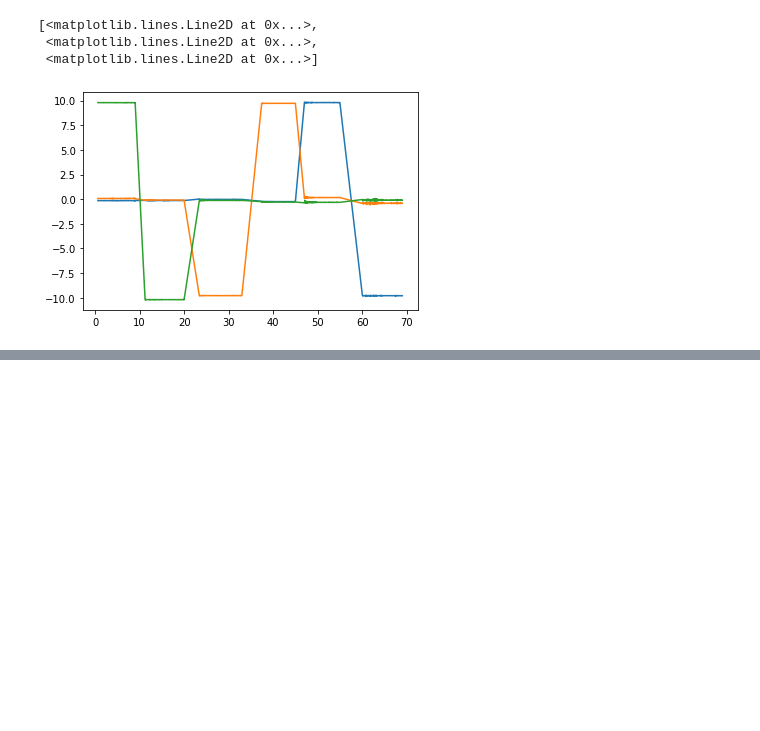
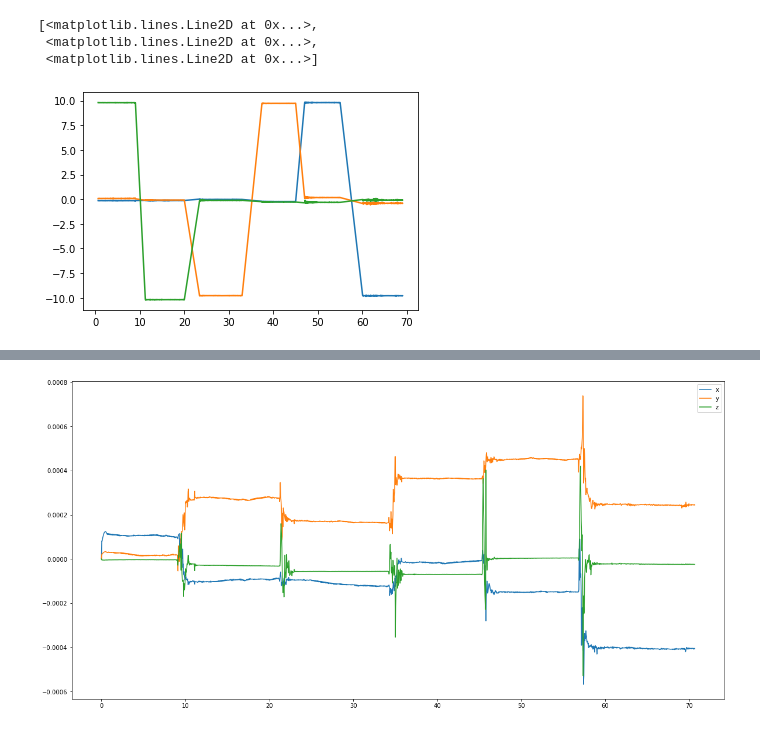
Before and after one commit to matterwaves/SensorAnalysis, a Jupyter notebook: calibration.ipynb, the cells around one changed output, grey strips where cells are left out. Drawn from its saved outputs; the diff is of its cells as text; code cells hidden in the pictures; blank space fills up the shorter version.

```diff
--- a/calibration.ipynb
+++ b/calibration.ipynb
@@ -300,0 +325,96 @@ plt.plot(np.sum(acc**2,axis=1  )**0.5)
+# %%
+#Kalman Filter
+dt=np.mean(ts[1:]-ts[0:-1])
+
+
+#Kalman corrected state vector, accuracy matrix, and Kalman gain as arrays
+#Velocity will be used everywhere as is from the state vector since we aren't measuring it
+
+state_guess = len(ts)*[[0,0,0,0,0,0]]
+P=len(ts)*[np.matrix(np.diag([0,0,0,0,0,0]))]
+K=[np.matrix(np.diag([0,0,0,0,0,0]))]
+#Fake GPS data
+z=len(ts)*[[0,0,0,0,0,0]]
+
+
+#F is old state to new state Matrix, B is acceleration to new state Matrix
+
+F=np.matrix(\
+[\
+[1,  0,  0,  dt,  0,  0  ] ,\
+[0,  1,  0,  0,  dt,  0  ] ,\
+[0,  0,  1,  0,  0,  dt  ] ,\
+[0,  0,  0,  1,  0,  0   ] ,\
+[0,  0,  0,  0,  1,  0   ] ,\
+[0,  0,  0,  0,  0,  1   ] ,\
+]\
+)
+B=np.matrix(\
+[\
+[dt**2/2,  0,    0    ] ,\
+[0,    dt**2/2,  0    ] ,\
+[0,        0,  dt**2/2] ,\
+[dt,       0,    0    ] ,\
+[0,       dt,    0    ] ,\
+[0,        0,    dt   ] ,\
+]\
+)
+
+#Q covariance of sensor axes matrix, R Covariance of GPS uncertainty Matrix
+
+#Acceleration Variance Vector
+acc_var=[-0.13317, -0.04689, 0.00129]
+#Noise in state equation is B times noise in acceleration
+#Use sum of variance relation to obtain
+q=[]
+r=6*[0.00001]
+for i in range(6):
+    q.append(B.item((i,0))*acc_var[0]+B.item((i,1))*acc_var[1]+B.item((i,2))*acc_var[2])
+
+
+q=6*[0.0001]
+Q,R = np.matrix(np.diag(q)),np.matrix(np.diag(r))
+
+#Initialise variables
+
+for i in range(len(ts)):
+    z[i]=[z[i][0],z[i][1],z[i][2],0,0,0]
+#    state_guess[i]=[state_guess[i][0],state_guess[i][1],state_guess[i][2],state[i][3],state[i][4],state[i][5]]
+
+#create naive state guess and naive accuracy matrix
+state_naive,P_naive = state_guess[0],P[0]
+ACC_L=np.asarray(len(ts)*[[0,0,0]])
+#Kalman filter loop
+for i in range(1,len(ts)):
+    #Predict Equations
+    state_naive=(np.asarray(F.dot(state_guess[i-1]))+np.asarray(B.dot(ACC_LAB[i].tolist()))).tolist()[0]
+    P_naive = F.dot(P[i-1])
+    P_naive = P_naive.dot(F.transpose())+Q
+    if i>1:
+        for j in [3,4,5]:
+            z[i][j]=state_guess[i-1][j]
+    #Update Equations
+    K=P_naive.dot(np.linalg.inv(P_naive+R))
+    y=np.asarray(z[i])-np.asarray(state_naive)
+    state_guess[i]=(np.asarray(state_naive)+np.asarray(K.dot(y).tolist()[0])).tolist()
+    P[i]=(np.matrix(np.identity(6))-K).dot(P_naive)
+    #print(" ")
+    #print(f"Z : {z[i]}")
+    #print(f"State Guess : {state_guess[i]}")
+    #print(f"Difference : {np.asarray(z[i])-np.asarray(state_guess[i])}")
+    #print(f"K*y : {K.dot(y).tolist()[0]}")
+    #print(f"Y is : {y}")
+    #print(f"K is : {K}")
+    #print(" ")
+
+
+plt.figure(figsize=(20,10))
+#plt.plot(ts,state_guess, label="guess")
+plt.plot(ts,np.asarray(state_guess)[:,0],label="x")
+plt.plot(ts,np.asarray(state_guess)[:,1],label="y")
+plt.plot(ts,np.asarray(state_guess)[:,2],label="z")
+
+#plt.plot(ts,state, label ="ax")
+
+plt.legend()
+# %% [output]
@@ -300,0 +422 @@ plt.plot(np.sum(acc**2,axis=1  )**0.5)
+[figure, added]
```
Also changed, not shown: parts of 11 cells of this notebook, 2 other files.
